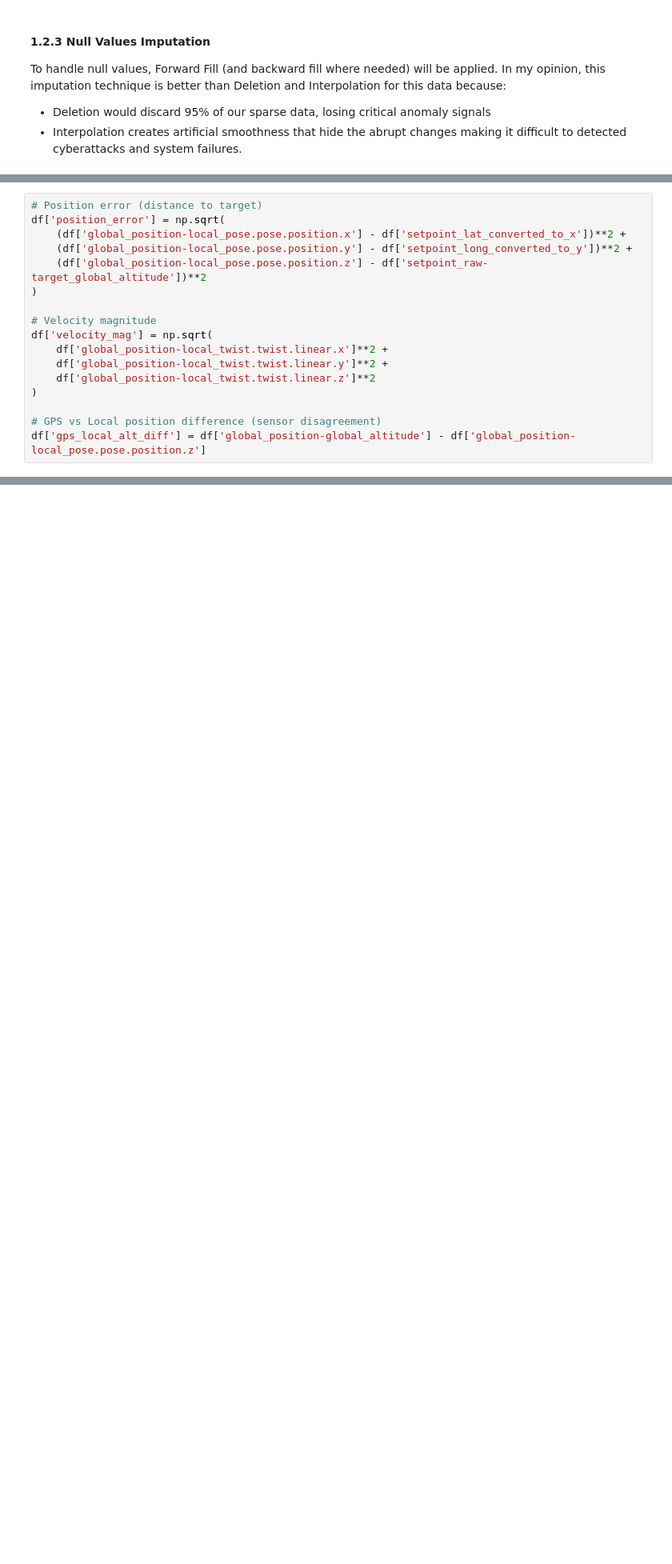
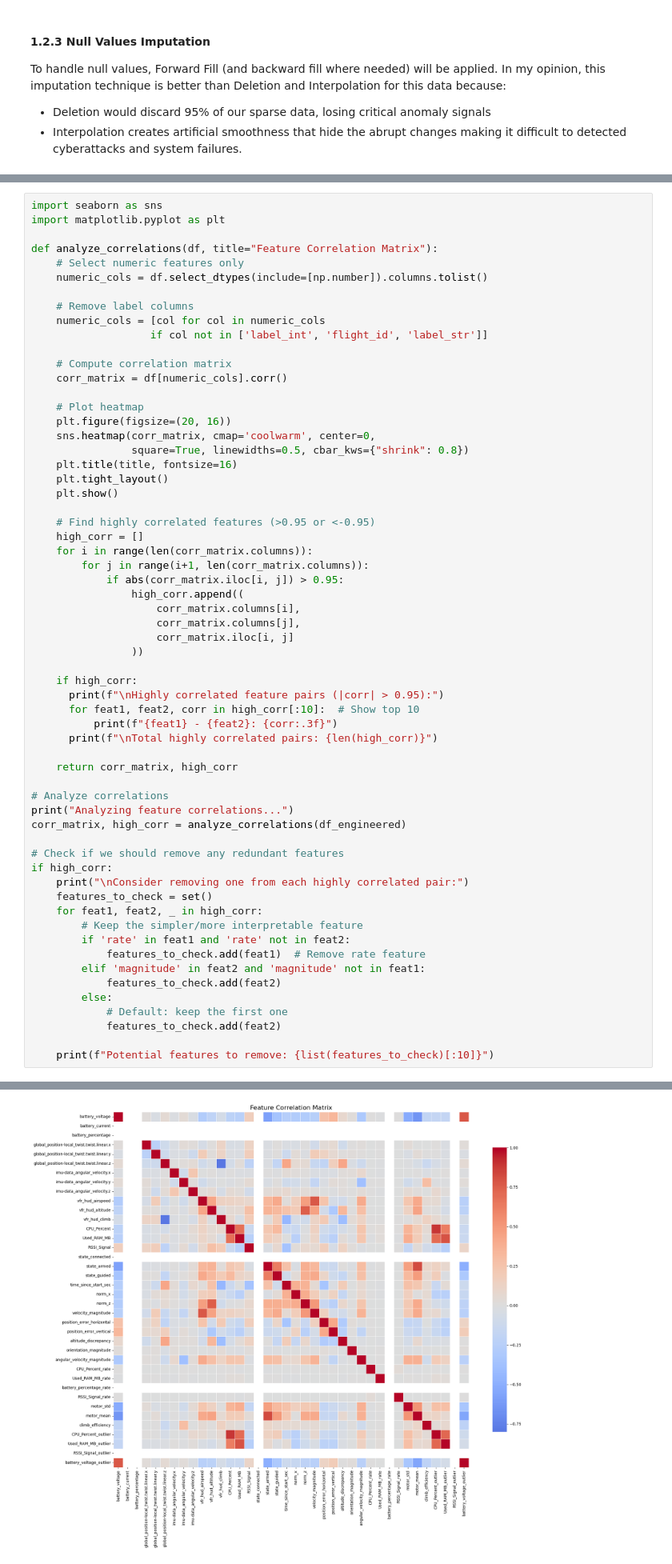
Before and after one commit to hifsakazmi/xai_ml_robot_telemetry, a Jupyter notebook: AAI_ML_Assignment.ipynb, the cells around one changed output, grey strips where cells are left out. Shown at 80% size. Saved outputs shown, nothing was run; the diff lists cells and outputs as text; blank space fills up the shorter version.

```diff
--- a/AAI_ML_Assignment.ipynb
+++ b/AAI_ML_Assignment.ipynb
@@ -389,17 +550,0 @@ plt.show()
-# %%
-# Position error (distance to target)
-df['position_error'] = np.sqrt(
-    (df['global_position-local_pose.pose.position.x'] - df['setpoint_lat_converted_to_x'])**2 +
-    (df['global_position-local_pose.pose.position.y'] - df['setpoint_long_converted_to_y'])**2 +
-    (df['global_position-local_pose.pose.position.z'] - df['setpoint_raw-target_global_altitude'])**2
-)
-
-# Velocity magnitude
-df['velocity_mag'] = np.sqrt(
-    df['global_position-local_twist.twist.linear.x']**2 +
-    df['global_position-local_twist.twist.linear.y']**2 +
-    df['global_position-local_twist.twist.linear.z']**2
-)
-
-# GPS vs Local position difference (sensor disagreement)
-df['gps_local_alt_diff'] = df['global_position-global_altitude'] - df['global_position-local_pose.pose.position.z']
@@ -407,0 +874,62 @@ NameError: name 'df' is not defined
+# %%
+import seaborn as sns
+import matplotlib.pyplot as plt
+
+def analyze_correlations(df, title="Feature Correlation Matrix"):
+    # Select numeric features only
+    numeric_cols = df.select_dtypes(include=[np.number]).columns.tolist()
+
+    # Remove label columns
+    numeric_cols = [col for col in numeric_cols
+                   if col not in ['label_int', 'flight_id', 'label_str']]
+
+    # Compute correlation matrix
+    corr_matrix = df[numeric_cols].corr()
+
+    # Plot heatmap
+    plt.figure(figsize=(20, 16))
+    sns.heatmap(corr_matrix, cmap='coolwarm', center=0,
+                square=True, linewidths=0.5, cbar_kws={"shrink": 0.8})
+    plt.title(title, fontsize=16)
+    plt.tight_layout()
+    plt.show()
+
+    # Find highly correlated features (>0.95 or <-0.95)
+    high_corr = []
+    for i in range(len(corr_matrix.columns)):
+        for j in range(i+1, len(corr_matrix.columns)):
+            if abs(corr_matrix.iloc[i, j]) > 0.95:
+                high_corr.append((
+                    corr_matrix.columns[i],
+                    corr_matrix.columns[j],
+                    corr_matrix.iloc[i, j]
+                ))
+
+    if high_corr:
+      print(f"\nHighly correlated feature pairs (|corr| > 0.95):")
+      for feat1, feat2, corr in high_corr[:10]:  # Show top 10
+          print(f"{feat1} - {feat2}: {corr:.3f}")
+      print(f"\nTotal highly correlated pairs: {len(high_corr)}")
+
+    return corr_matrix, high_corr
+
+# Analyze correlations
+print("Analyzing feature correlations...")
+corr_matrix, high_corr = analyze_correlations(df_engineered)
+
+# Check if we should remove any redundant features
+if high_corr:
+    print("\nConsider removing one from each highly correlated pair:")
+    features_to_check = set()
+    for feat1, feat2, _ in high_corr:
+        # Keep the simpler/more interpretable feature
+        if 'rate' in feat1 and 'rate' not in feat2:
+            features_to_check.add(feat1)  # Remove rate feature
+        elif 'magnitude' in feat2 and 'magnitude' not in feat1:
+            features_to_check.add(feat2)
+        else:
+            # Default: keep the first one
+            features_to_check.add(feat2)
+
+    print(f"Potential features to remove: {list(features_to_check)[:10]}")
+# %% [output]
@@ -407,0 +937 @@ NameError: name 'df' is not defined
+[figure, added]
```
Also changed, not shown: parts of 34 cells of this notebook.
